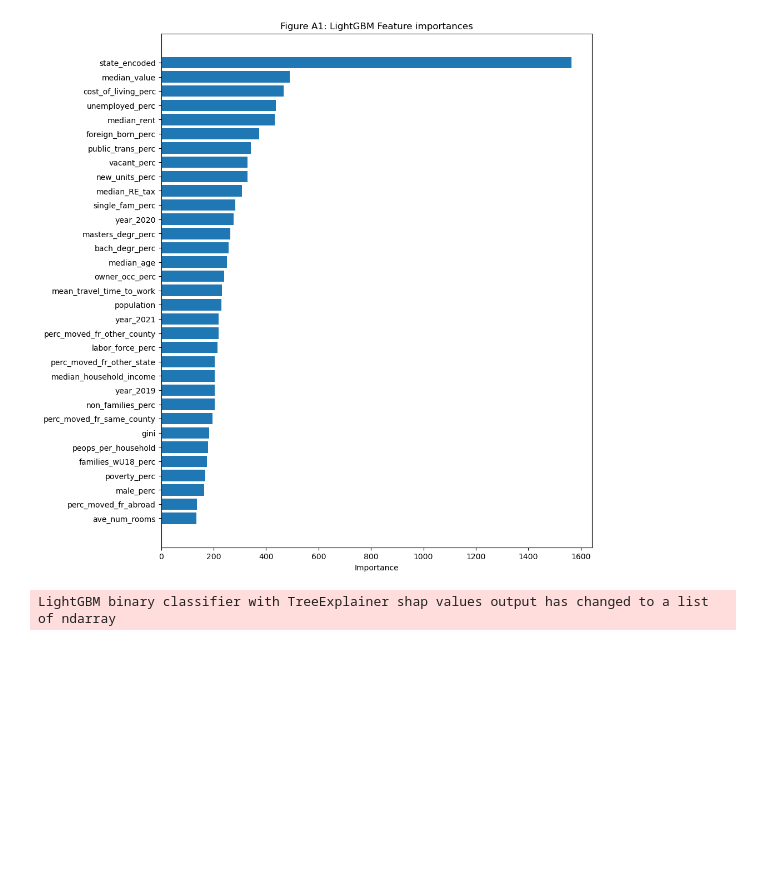
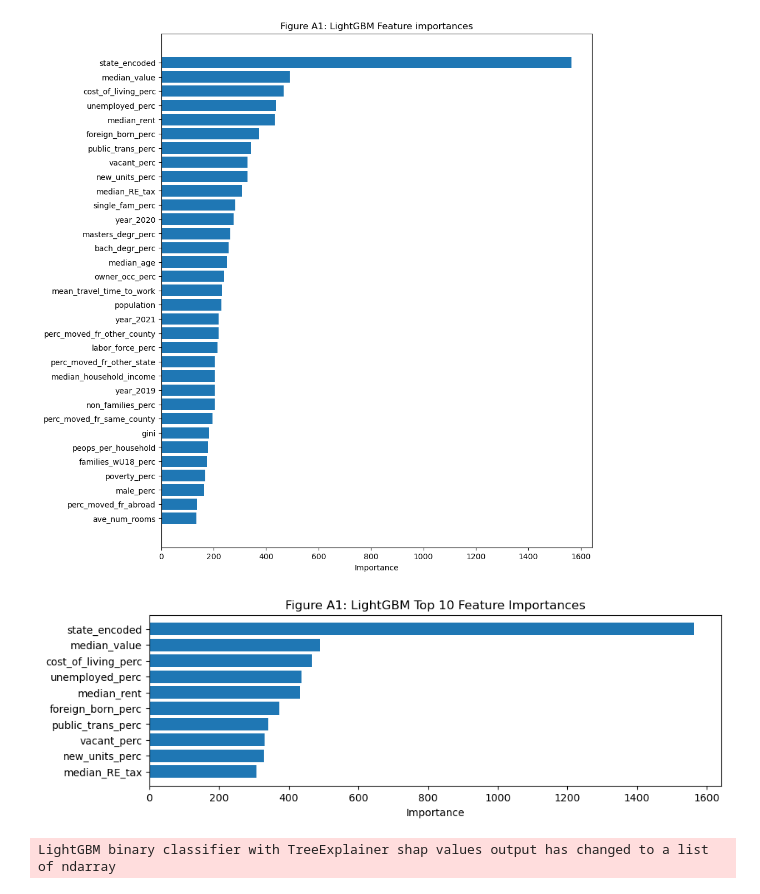
Before and after one commit to mexiliang/milestone696, a Jupyter notebook: supervised learning workbook/supervised2_models_clf.ipynb, the cells around one changed output. Drawn from its saved outputs; the diff is of its cells as text; code cells hidden in the pictures; blank space fills up the shorter version.

```diff
--- a/supervised learning workbook/supervised2_models_clf.ipynb
+++ b/supervised learning workbook/supervised2_models_clf.ipynb
@@ -554,6 +555,24 @@ plt.title('Figure A1: LightGBM Feature importances')
 plt.show()
 # %% [output]
 [figure]
+# %%
+best_lgbm = grid_search.best_estimator_
+importances = best_lgbm.feature_importances_
+
+
+feature_names = Xtrn.columns
+
+# Sort features based on importance
+sorted_idx = importances.argsort()[-10:]   # top 10
+
+plt.figure(figsize=(10, 3))
+plt.barh(range(len(sorted_idx)), importances[sorted_idx], align='center')
+plt.yticks(range(len(sorted_idx)), [feature_names[i] for i in sorted_idx])
+plt.xlabel('Importance')
+plt.title('Figure A1: LightGBM Top 10 Feature Importances')
+plt.show()
+# %% [output]
+[figure, added]
 # %%
 # explainer = shap.TreeExplainer(best_lgbm)
 # %%
```
Also changed, not shown: parts of 8 cells of this notebook, 1 other file.
